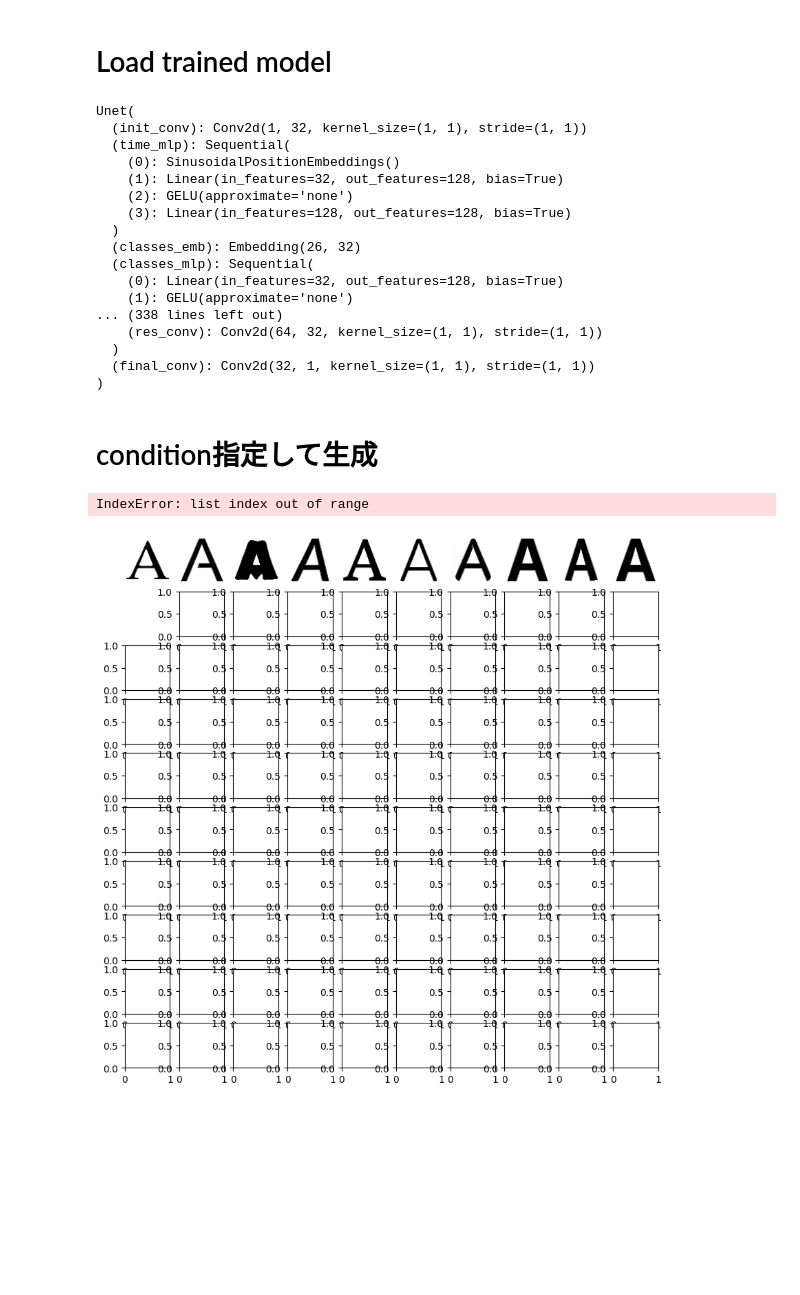
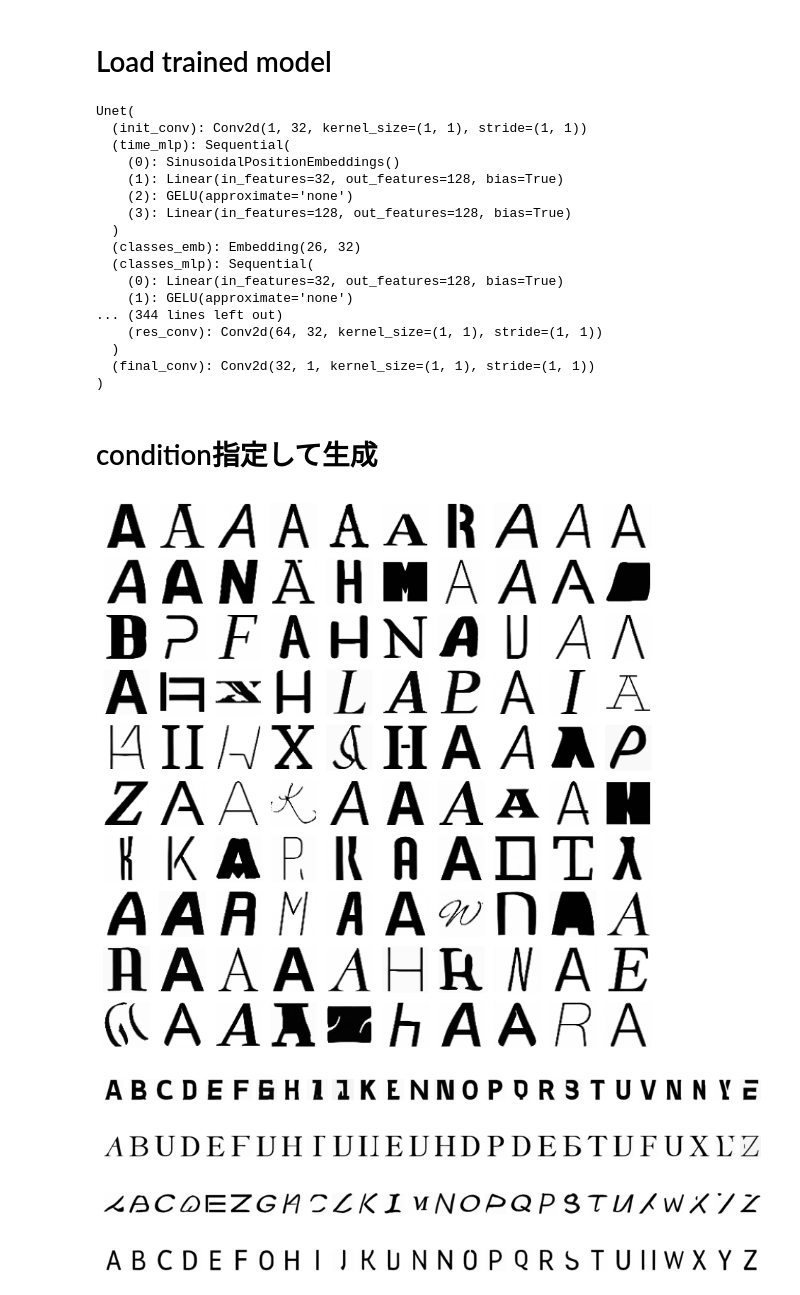
Before and after one commit to tetuomi/font-style-interpolation, a Jupyter notebook: scratch.ipynb, the cells around one changed output. Saved outputs shown, nothing was run; the diff lists cells and outputs as text; code cells hidden in the pictures; blank space fills up the shorter version.

```diff
--- a/scratch.ipynb
+++ b/scratch.ipynb
@@ -131,6 +172,7 @@ model = Unet(
     channels=channels,
     dim_mults=unet_dim_mults,
     num_classes=num_classes,
+    num_style=num_style,
     cond_drop_prob=0.5,
 )
 model.to(device)
@@ -149,29 +191,52 @@ Unet(
   (classes_mlp): Sequential(
     (0): Linear(in_features=32, out_features=128, bias=True)
     (1): GELU(approximate='none')
-... (338 lines left out)
+... (344 lines left out)
     (res_conv): Conv2d(64, 32, kernel_size=(1, 1), stride=(1, 1))
   )
   (final_conv): Conv2d(32, 1, kernel_size=(1, 1), stride=(1, 1))
 )
 # %% [markdown]
 # condition指定して生成
-# %%
-samples_list = []
-for c in range(1):
-    b = 10
-    classes = torch.full((b,), c, device=device, dtype=torch.long)
-    # sample 10 images
-    samples = sample(model, classes, image_size=image_size, batch_size=b, channels=channels, cond_scale=6., rescaled_phi=0.7)
-    samples_list.append(samples)
-
-# show images
-fig, ax = plt.subplots(10, 10, figsize=(10, 10))
-for i in range(100):
-    x = i // 10
-    y = i % 10
-    ax[x, y].axis("off")
-    ax[x, y].imshow(samples_list[x][-1][y].reshape(image_size, image_size, channels), cmap="gray")
-# %% [output]
-IndexError: list index out of range
-[figure, removed]
+# %%
+lognum = 1
+style_scale = 6.
+class_scale = 3.
+rescaled_phi = 0.7
+
+# 様々なスタイルを見る
+b = 100
+classes = torch.full((b,), 0, device=device, dtype=torch.long)
+style = torch.tensor([i for i in range(b)], device=device, dtype=torch.long)
+samples = sample(model, classes, style, image_size=image_size, batch_size=b, channels=channels, class_scale=class_scale, style_scale=style_scale, rescaled_phi=rescaled_phi)
+
+# show images
+fig, ax = plt.subplots(10, 10, figsize=(10, 10))
+for i in range(b):
+    x = i // 10
+    y = i % 10
+    ax[x, y].axis("off")
+    ax[x, y].imshow(samples[-1][i].reshape(image_size, image_size, channels), cmap="gray")
+
+plt.savefig(f'result/log{lognum}_generated1_{style_scale}_{class_scale}.png')
+plt.show()
+
+# 様々なクラスを見る
+b = 26*4
+classes = torch.tensor([i%26 for i in range(b)], device=device, dtype=torch.long)
+style = torch.tensor([i//26 for i in range(b)], device=device, dtype=torch.long)
+samples = sample(model, classes, style, image_size=image_size, batch_size=b, channels=channels, class_scale=class_scale, style_scale=style_scale, rescaled_phi=rescaled_phi)
+
+# show images
+fig, ax = plt.subplots(4, 26, figsize=(12, 4))
+for i in range(b):
+    x = i // 26
+    y = i % 26
+    ax[x, y].axis("off")
+    ax[x, y].imshow(samples[-1][i].reshape(image_size, image_size, channels), cmap="gray")
+
+plt.savefig(f'result/log{lognum}_generated2_{style_scale}_{class_scale}.png')
+plt.show()
+# %% [output]
+[figure, added]
+[figure, added]
```
Also changed, not shown: parts of 14 cells of this notebook.
